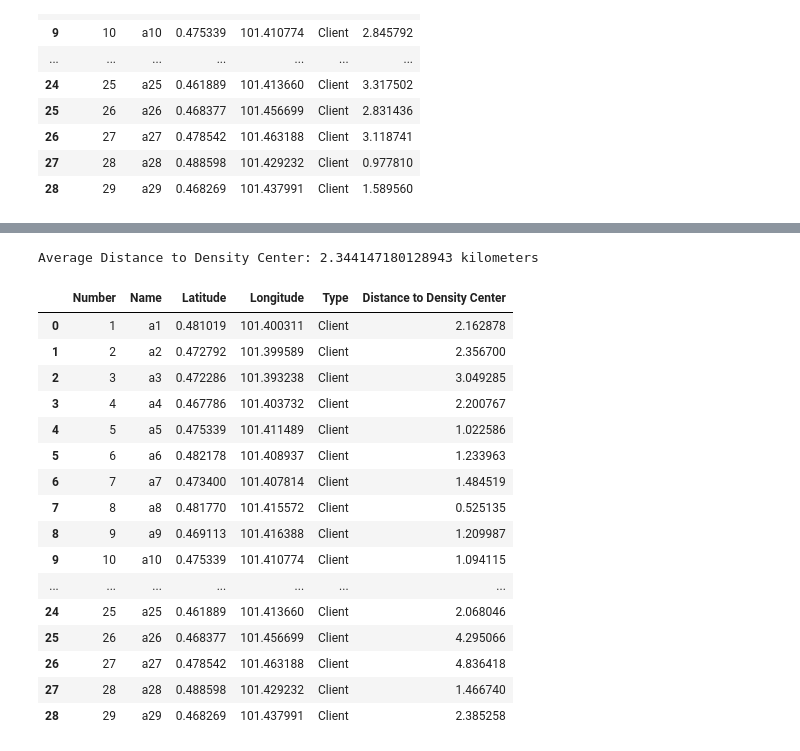
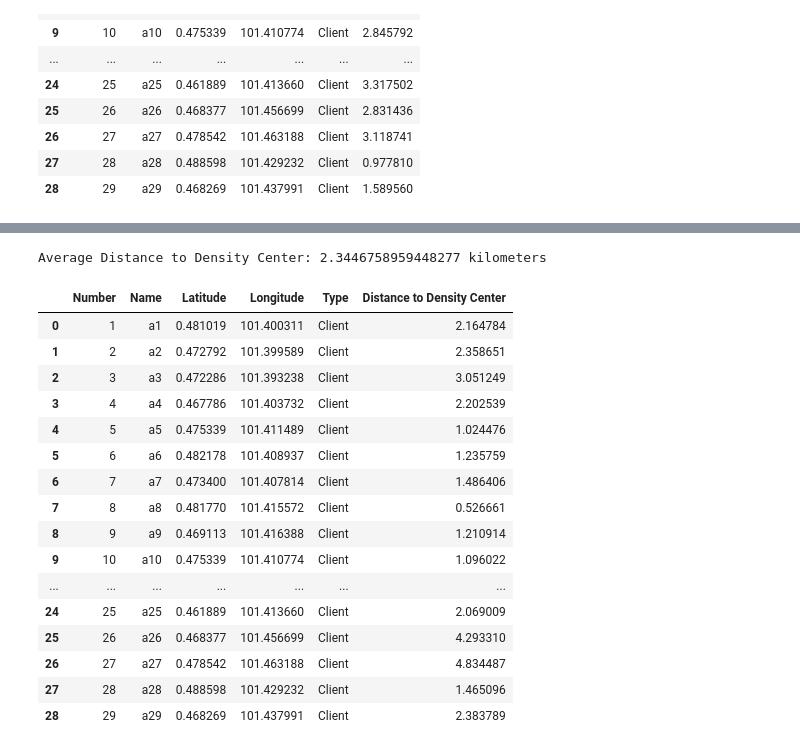
Before and after one commit to farizzlf/sedot-wc, a Jupyter notebook: sedot_WC.ipynb, the cells around one changed output, grey strips where cells are left out. Saved outputs shown, nothing was run; the diff lists cells and outputs as text; code cells hidden in the pictures.

Commit message:
update
outlier

```diff
--- a/sedot_WC.ipynb
+++ b/sedot_WC.ipynb
@@ -88,0 +70,28 @@ Longitude: 101.41970144849282
+# %%
+# Hitung titik pusat awal menggunakan rata-rata latitude dan longitude dari semua data
+mean_lat = df['Latitude'].mean()
+mean_lon = df['Longitude'].mean()
+
+# Hitung jarak setiap titik data ke titik pusat awal
+df['Distance'] = np.sqrt((df['Latitude'] - mean_lat)**2 + (df['Longitude'] - mean_lon)**2)
+
+# Hitung rata-rata dari semua jarak
+mean_distance = df['Distance'].mean()
+
+# Tentukan batas untuk outlier (misalnya, dua kali standar deviasi)
+std_dev_distance = df['Distance'].std()
+
+# Filter data berdasarkan batas outlier
+filtered_df = df[df['Distance'] < mean_distance + 2 * std_dev_distance]
+
+# Hitung rata-rata latitude dan longitude setelah filter outlier
+mean_lat_filtered = filtered_df['Latitude'].mean()
+mean_lon_filtered = filtered_df['Longitude'].mean()
+
+print("Titik pusat sebelum menghilangkan outlier:")
+print("Latitude:", mean_lat)
+print("Longitude:", mean_lon)
+
+print("\nTitik pusat setelah menghilangkan outlier:")
+print("Latitude:", mean_lat_filtered)
+print("Longitude:", mean_lon_filtered)
@@ -108,51 +125,55 @@ def haversine(lat1, lon1, lat2, lon2):
 # Hilangkan baris dengan tipe 'Rekomendasi Cabang'
 df = df[df['Type'] != 'Rekomendasi Cabang']
 
-# Ambil data cabang
-branch = df[df['Type'] == 'Cabang'].iloc[0]
+# Hitung titik pusat setelah menghilangkan outlier
+mean_lat_filtered = df['Latitude'].mean()
+mean_lon_filtered = df['Longitude'].mean()
 
 # Gunakan nilai tengah dari pusat kepadatan klien yang sudah dihitung sebelumnya
 density_center = {
-    'Latitude': average_latitude,
-    'Longitude': average_longitude
+    'Latitude': mean_lat_filtered,
+    'Longitude': mean_lon_filtered
 }
 
 # Hitung jarak dari titik pusat kepadatan klien ke masing-masing titik klien
 distances = []
 for index, row in df.iterrows():
     if row['Type'] != 'Cabang':
         distance = haversine(density_center['Latitude'], density_center['Longitude'], row['Latitude'], row['Longitude'])
         distances.append(distance)
     else:
         distances.append(None)  # Set jarak ke titik cabang menjadi None
 
 # Tambahkan kolom 'Distance to Density Center' ke dalam DataFrame
 df['Distance to Density Center'] = distances
 
+# Hilangkan kolom 'Distance'
+df.drop(columns=['Distance'], inplace=True)
+
 # Hilangkan data dengan tipe "Cabang" dari DataFrame sebelum menghitung rata-rata jarak
 filtered_df = df[df['Type'] != 'Cabang']
 # Hitung rata-rata jarak
 average_distance = filtered_df['Distance to Density Center'].mean()
 
 # Tampilkan DataFrame dan rata-rata jarak
 print("\nAverage Distance to Density Center:", average_distance, "kilometers")
 filtered_df
 # %% [output]
-Average Distance to Density Center: 2.344147180128943 kilometers
+Average Distance to Density Center: 2.3446758959448277 kilometers
 |  | Number | Name | Latitude | Longitude | Type | Distance to Density Center |
-| 0 | 1 | a1 | 0.481019 | 101.400311 | Client | 2.162878 |
-| 1 | 2 | a2 | 0.472792 | 101.399589 | Client | 2.356700 |
-| 2 | 3 | a3 | 0.472286 | 101.393238 | Client | 3.049285 |
-| 3 | 4 | a4 | 0.467786 | 101.403732 | Client | 2.200767 |
-| 4 | 5 | a5 | 0.475339 | 101.411489 | Client | 1.022586 |
-| 5 | 6 | a6 | 0.482178 | 101.408937 | Client | 1.233963 |
-| 6 | 7 | a7 | 0.473400 | 101.407814 | Client | 1.484519 |
-| 7 | 8 | a8 | 0.481770 | 101.415572 | Client | 0.525135 |
-| 8 | 9 | a9 | 0.469113 | 101.416388 | Client | 1.209987 |
-| 9 | 10 | a10 | 0.475339 | 101.410774 | Client | 1.094115 |
+| 0 | 1 | a1 | 0.481019 | 101.400311 | Client | 2.164784 |
+| 1 | 2 | a2 | 0.472792 | 101.399589 | Client | 2.358651 |
+| 2 | 3 | a3 | 0.472286 | 101.393238 | Client | 3.051249 |
+| 3 | 4 | a4 | 0.467786 | 101.403732 | Client | 2.202539 |
+| 4 | 5 | a5 | 0.475339 | 101.411489 | Client | 1.024476 |
+| 5 | 6 | a6 | 0.482178 | 101.408937 | Client | 1.235759 |
+| 6 | 7 | a7 | 0.473400 | 101.407814 | Client | 1.486406 |
+| 7 | 8 | a8 | 0.481770 | 101.415572 | Client | 0.526661 |
+| 8 | 9 | a9 | 0.469113 | 101.416388 | Client | 1.210914 |
+| 9 | 10 | a10 | 0.475339 | 101.410774 | Client | 1.096022 |
 | ... | ... | ... | ... | ... | ... | ... |
-| 24 | 25 | a25 | 0.461889 | 101.413660 | Client | 2.068046 |
-| 25 | 26 | a26 | 0.468377 | 101.456699 | Client | 4.295066 |
-| 26 | 27 | a27 | 0.478542 | 101.463188 | Client | 4.836418 |
-| 27 | 28 | a28 | 0.488598 | 101.429232 | Client | 1.466740 |
-| 28 | 29 | a29 | 0.468269 | 101.437991 | Client | 2.385258 |
+| 24 | 25 | a25 | 0.461889 | 101.413660 | Client | 2.069009 |
+| 25 | 26 | a26 | 0.468377 | 101.456699 | Client | 4.293310 |
+| 26 | 27 | a27 | 0.478542 | 101.463188 | Client | 4.834487 |
+| 27 | 28 | a28 | 0.488598 | 101.429232 | Client | 1.465096 |
+| 28 | 29 | a29 | 0.468269 | 101.437991 | Client | 2.383789 |
```
Also changed, not shown: parts of 2 cells of this notebook.
